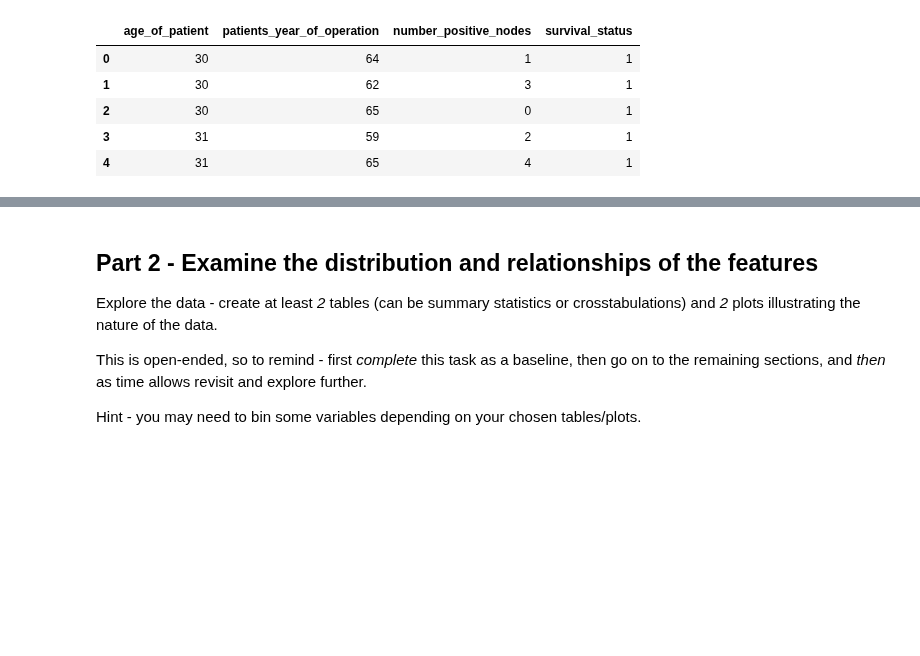
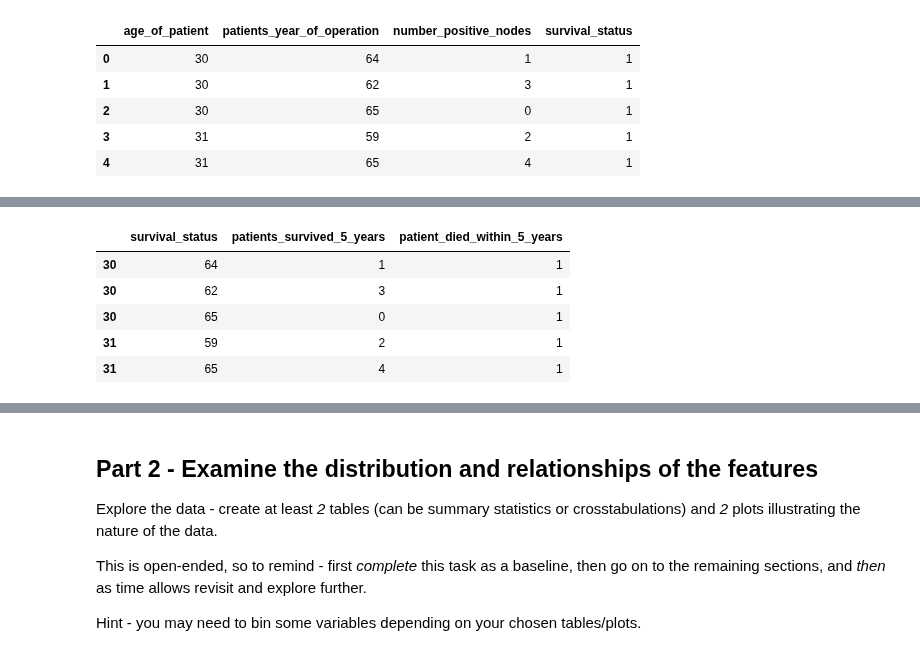
Before and after one commit to HeyLaxmi/DS-Unit-1-Sprint-1-Dealing-With-Data, a Jupyter notebook: DS_Unit_1_Sprint_Challenge_1.ipynb, the cells around one changed output, grey strips where cells are left out. Saved outputs shown, nothing was run; the diff lists cells and outputs as text; code cells hidden in the pictures; blank space fills up the shorter version.

```diff
--- a/DS_Unit_1_Sprint_Challenge_1.ipynb
+++ b/DS_Unit_1_Sprint_Challenge_1.ipynb
@@ -117,0 +128,12 @@ haberman_data.head()
+# %%
+column_headers = ['survival_status', 'patients_survived_5_years', 'patient_died_within_5_years']
+
+haberman_data = pd.read_csv(haberman_data_url, names=column_headers)
+haberman_data.head()
+# %% [output]
+|  | survival_status | patients_survived_5_years | patient_died_within_5_years |
+| 30 | 64 | 1 | 1 |
+| 30 | 62 | 3 | 1 |
+| 30 | 65 | 0 | 1 |
+| 31 | 59 | 2 | 1 |
+| 31 | 65 | 4 | 1 |
```
Also changed, not shown: parts of 3 cells of this notebook.
